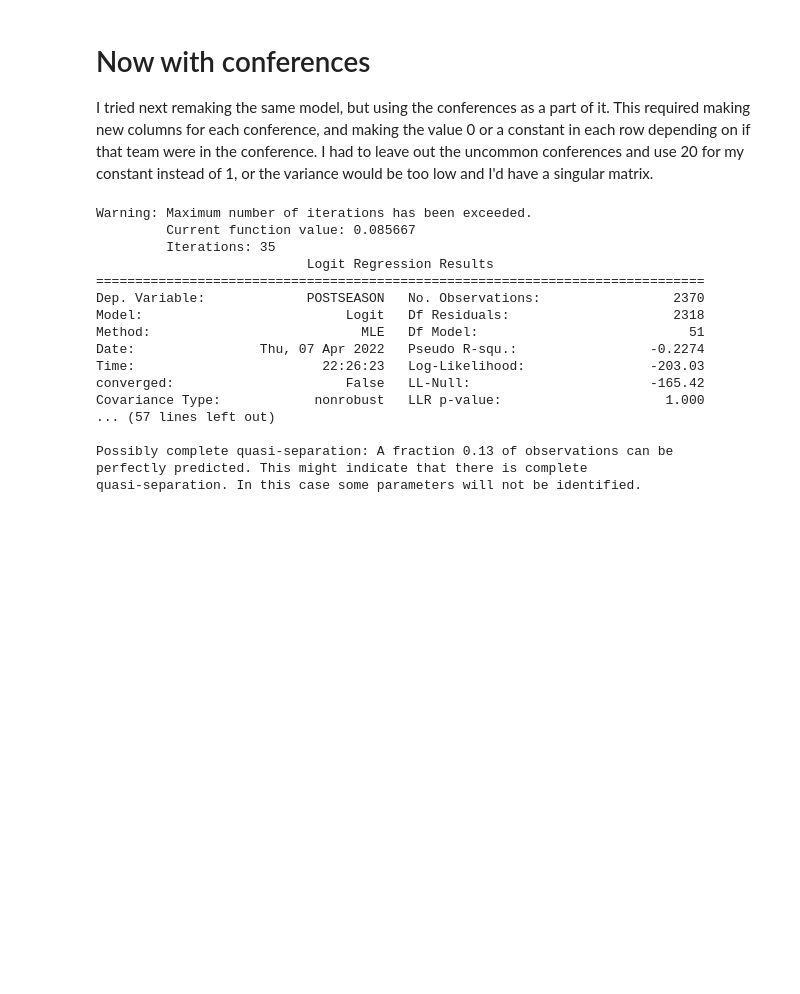
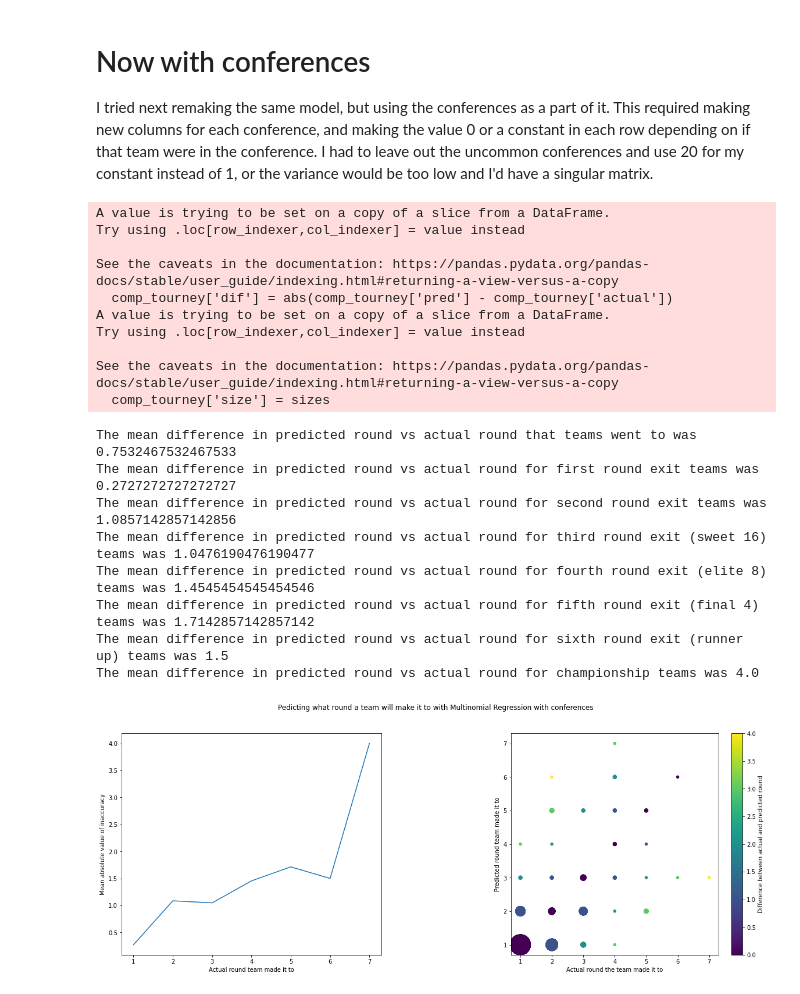
Before and after one commit to ajbenz18/march-madness-model, a Jupyter notebook: analysis.ipynb, the cells around one changed output. Drawn from its saved outputs; the diff is of its cells as text; code cells hidden in the pictures; blank space fills up the shorter version.

```diff
--- a/analysis.ipynb
+++ b/analysis.ipynb
@@ -257,41 +325,45 @@ I tried next remaking the same model, but using the conferences as a part of it.
 # %%
 uncommon = []
 for conf in all_data['CONF'].unique():
     count = all_data['CONF'].str.count(conf).sum()
-    if count < 10:
+    if count < 10: # if we have a total of less than 10 teams make the tourney from a conference across all the years
         uncommon.append(conf)
 
 
-sep_data=all_data.replace({c:"UNCOMMON" for c in uncommon})
-sep_data = sep_data[all_data['CONF'] != "UNCOMMON"]
+sep_data=all_data.replace({c:"UNCOMMON" for c in uncommon}) # lump all the uncommon conferences together
+sep_data = sep_data[all_data['CONF'] != "UNCOMMON"] # get ride of it. We can't analyze it because there are too few
 
 sep_data = pd.concat((sep_data, pd.get_dummies(sep_data['CONF'])), axis=1)
 for c in sep_data['CONF'].unique():
     sep_data[c] = sep_data[c].replace(1, 20)
 
 feature_vectors = sep_data.drop(['TEAM', 'CONF', 'G', 'W', 'POSTSEASON', 'YEAR'], axis=1)
-class_labels = sep_data['POSTSEASON']/7
-train_vectors, test_vectors, train_labels, test_labels = train_test_split(feature_vectors, class_labels, random_state=1000)
+class_labels = sep_data['POSTSEASON']
+train_vectors, test_vectors, train_labels, test_labels = train_test_split(feature_vectors, class_labels, random_state=8)
 
-logit_model = sm.Logit(train_labels, sm.add_constant(train_vectors))
+multinomialModel = LogisticRegression(multi_class="multinomial", solver="lbfgs", max_iter=10000,)
 
-result = logit_model.fit()
-print(result.summary() )
+multinomialModel.fit(train_vectors, train_labels)
+
+pred_labels = multinomialModel.predict(test_vectors)
+analyze_results(pred_labels, test_labels, "Multinomial Regression with conferences")
 # %% [output]
-Warning: Maximum number of iterations has been exceeded.
-         Current function value: 0.085667
-         Iterations: 35
-                           Logit Regression Results
-==============================================================================
-Dep. Variable:             POSTSEASON   No. Observations:                 2370
-Model:                          Logit   Df Residuals:                     2318
-Method:                           MLE   Df Model:                           51
-Date:                Thu, 07 Apr 2022   Pseudo R-squ.:                 -0.2274
-Time:                        22:26:23   Log-Likelihood:                -203.03
-converged:                      False   LL-Null:                       -165.42
-Covariance Type:            nonrobust   LLR p-value:                     1.000
-... (57 lines left out)
+A value is trying to be set on a copy of a slice from a DataFrame.
+Try using .loc[row_indexer,col_indexer] = value instead
 
-Possibly complete quasi-separation: A fraction 0.13 of observations can be
-perfectly predicted. This might indicate that there is complete
-quasi-separation. In this case some parameters will not be identified.
+See the caveats in the documentation: https://pandas.pydata.org/pandas-docs/stable/user_guide/indexing.html#returning-a-view-versus-a-copy
+  comp_tourney['dif'] = abs(comp_tourney['pred'] - comp_tourney['actual'])
+A value is trying to be set on a copy of a slice from a DataFrame.
+Try using .loc[row_indexer,col_indexer] = value instead
+
+See the caveats in the documentation: https://pandas.pydata.org/pandas-docs/stable/user_guide/indexing.html#returning-a-view-versus-a-copy
+  comp_tourney['size'] = sizes
+The mean difference in predicted round vs actual round that teams went to was  0.7532467532467533
+The mean difference in predicted round vs actual round for first round exit teams was 0.2727272727272727
+The mean difference in predicted round vs actual round for second round exit teams was 1.0857142857142856
+The mean difference in predicted round vs actual round for third round exit (sweet 16) teams was 1.0476190476190477
+The mean difference in predicted round vs actual round for fourth round exit (elite 8) teams was 1.4545454545454546
+The mean difference in predicted round vs actual round for fifth round exit (final 4) teams was 1.7142857142857142
+The mean difference in predicted round vs actual round for sixth round exit (runner up) teams was 1.5
+The mean difference in predicted round vs actual round for championship teams was 4.0
+[figure, added]
```
Also changed, not shown: parts of 24 cells of this notebook.
